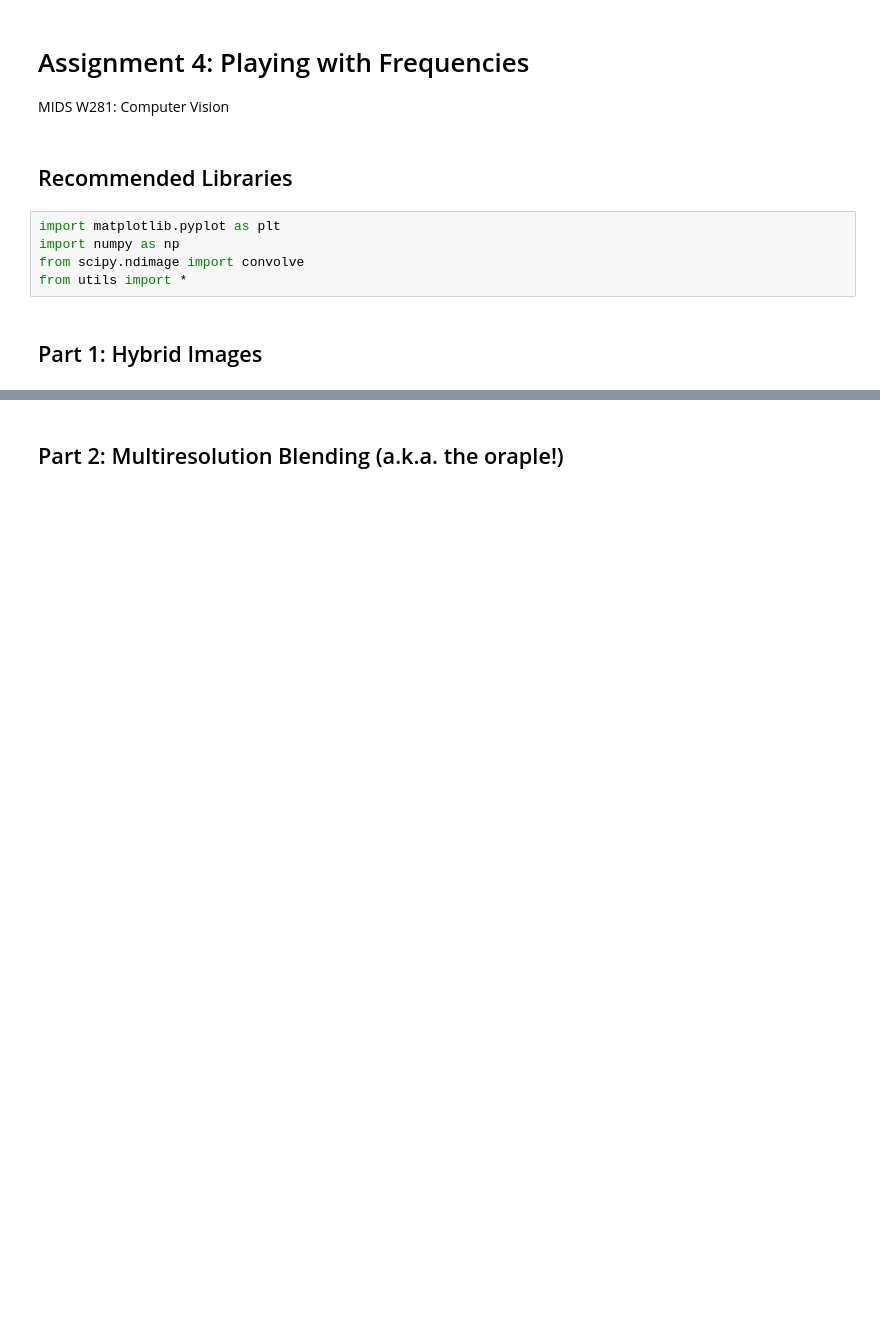
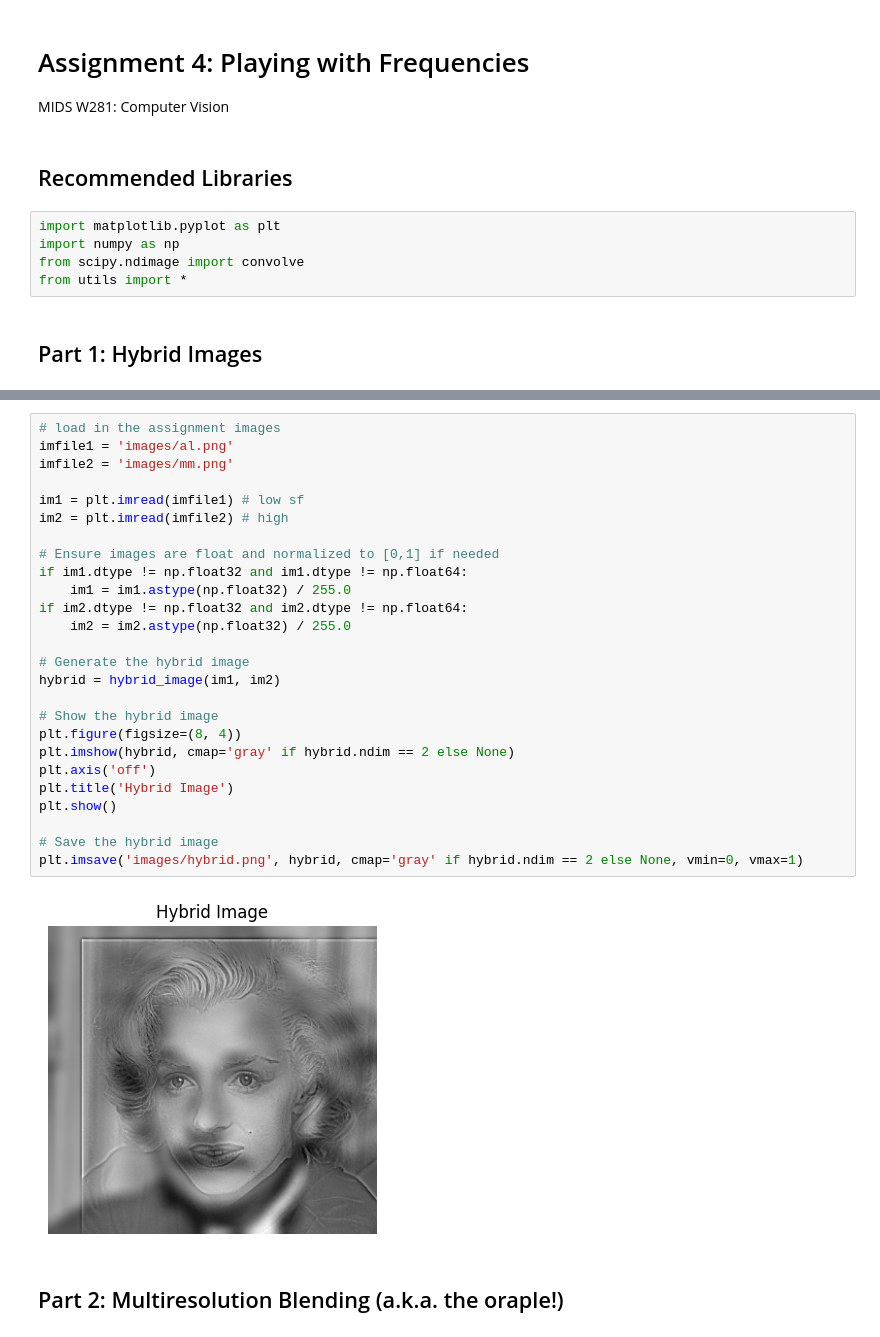
Before and after one commit to prgabriel/DATASCI_281, a Jupyter notebook: Assignments/assignment-4-prgabriel/assignment4.ipynb, the cells around one changed output, grey strips where cells are left out. Drawn from its saved outputs; the diff is of its cells as text; blank space fills up the shorter version.

Commit message:
Add hybrid image for assignment 4. Constructed both the hybrid_image function and generated a hybrid image with both ES and MM likeness.

```diff
--- a/Assignments/assignment-4-prgabriel/assignment4.ipynb
+++ b/Assignments/assignment-4-prgabriel/assignment4.ipynb
@@ -53,3 +61,31 @@ im2 = plt.imread(imfile2) # high
+# %%
+# load in the assignment images
+imfile1 = 'images/al.png'
+imfile2 = 'images/mm.png'
+
+im1 = plt.imread(imfile1) # low sf
+im2 = plt.imread(imfile2) # high
+
+# Ensure images are float and normalized to [0,1] if needed
+if im1.dtype != np.float32 and im1.dtype != np.float64:
+    im1 = im1.astype(np.float32) / 255.0
+if im2.dtype != np.float32 and im2.dtype != np.float64:
+    im2 = im2.astype(np.float32) / 255.0
+
+# Generate the hybrid image
+hybrid = hybrid_image(im1, im2)
+
+# Show the hybrid image
+plt.figure(figsize=(8, 4))
+plt.imshow(hybrid, cmap='gray' if hybrid.ndim == 2 else None)
+plt.axis('off')
+plt.title('Hybrid Image')
+plt.show()
+
+# Save the hybrid image
+plt.imsave('images/hybrid.png', hybrid, cmap='gray' if hybrid.ndim == 2 else None, vmin=0, vmax=1)
+# %% [output]
+[figure, added]
 # %% [markdown]
 ## Part 2: Multiresolution Blending (a.k.a. the oraple!)
 # %% [markdown]
```
Also changed, not shown: parts of 3 cells of this notebook, 1 other file.
